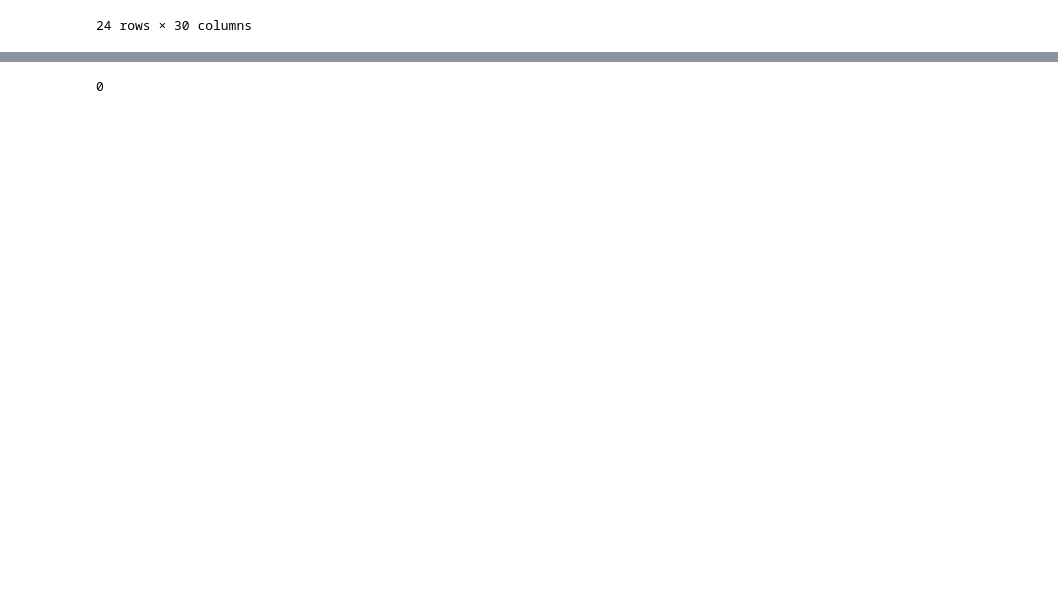
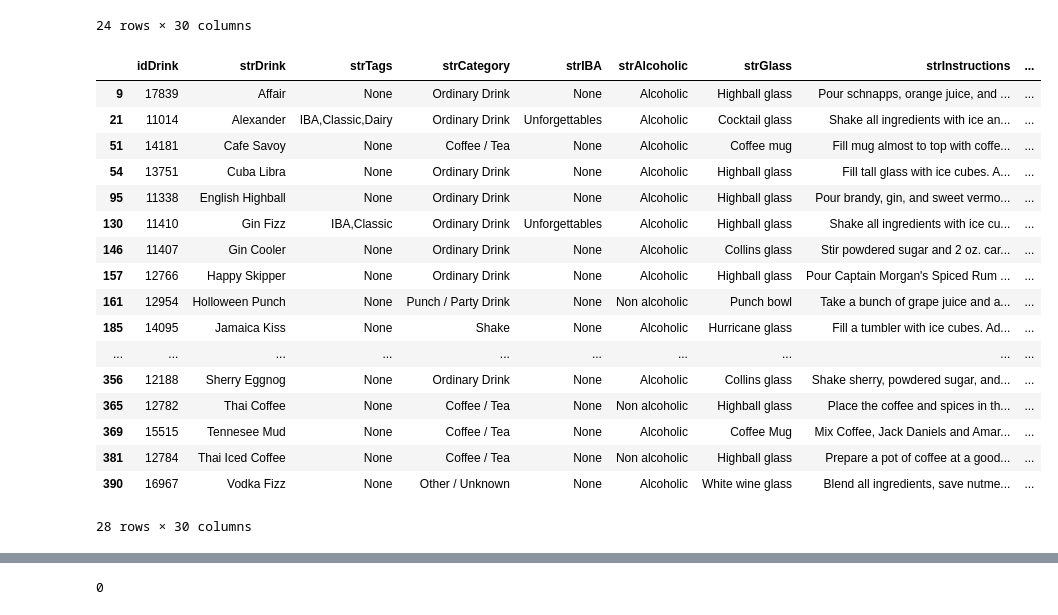
Before and after one commit to redsun498/Data-Genie, a Jupyter notebook: notebooks/EDA - Cocktails.ipynb, the cells around one changed output, grey strips where cells are left out. Drawn from its saved outputs; the diff is of its cells as text; code cells hidden in the pictures; blank space fills up the shorter version.

```diff
--- a/notebooks/EDA - Cocktails.ipynb
+++ b/notebooks/EDA - Cocktails.ipynb
@@ -362,3 +362,25 @@ all_drinks_df.at[396,'strMeasure3'] = '3'
 all_drinks_df.at[406,'strMeasure3'] = 'None'
 all_drinks_df.at[412,'strMeasure3'] = 'None'
 all_drinks_df.at[415,'strMeasure3'] = '0.5'
+# %%
+#Identify drinks that have 4 ingredients and have null values for the fourth measure
+all_drinks_df[(all_drinks_df['strMeasure4'].isnull()) & (all_drinks_df['strIngredient4'].notnull())]
+# %% [output]
+|  | idDrink | strDrink | strTags | strCategory | strIBA | strAlcoholic | strGlass | strInstructions | ... |
+| 9 | 17839 | Affair | None | Ordinary Drink | None | Alcoholic | Highball glass | Pour schnapps, orange juice, and ... | ... |
+| 21 | 11014 | Alexander | IBA,Classic,Dairy | Ordinary Drink | Unforgettables | Alcoholic | Cocktail glass | Shake all ingredients with ice an... | ... |
+| 51 | 14181 | Cafe Savoy | None | Coffee / Tea | None | Alcoholic | Coffee mug | Fill mug almost to top with coffe... | ... |
+| 54 | 13751 | Cuba Libra | None | Ordinary Drink | None | Alcoholic | Highball glass | Fill tall glass with ice cubes. A... | ... |
+| 95 | 11338 | English Highball | None | Ordinary Drink | None | Alcoholic | Highball glass | Pour brandy, gin, and sweet vermo... | ... |
+| 130 | 11410 | Gin Fizz | IBA,Classic | Ordinary Drink | Unforgettables | Alcoholic | Highball glass | Shake all ingredients with ice cu... | ... |
+| 146 | 11407 | Gin Cooler | None | Ordinary Drink | None | Alcoholic | Collins glass | Stir powdered sugar and 2 oz. car... | ... |
+| 157 | 12766 | Happy Skipper | None | Ordinary Drink | None | Alcoholic | Highball glass | Pour Captain Morgan's Spiced Rum ... | ... |
+| 161 | 12954 | Holloween Punch | None | Punch / Party Drink | None | Non alcoholic | Punch bowl | Take a bunch of grape juice and a... | ... |
+| 185 | 14095 | Jamaica Kiss | None | Shake | None | Alcoholic | Hurricane glass | Fill a tumbler with ice cubes. Ad... | ... |
+| ... | ... | ... | ... | ... | ... | ... | ... | ... | ... |
+| 356 | 12188 | Sherry Eggnog | None | Ordinary Drink | None | Alcoholic | Collins glass | Shake sherry, powdered sugar, and... | ... |
+| 365 | 12782 | Thai Coffee | None | Coffee / Tea | None | Non alcoholic | Highball glass | Place the coffee and spices in th... | ... |
+| 369 | 15515 | Tennesee Mud | None | Coffee / Tea | None | Alcoholic | Coffee Mug | Mix Coffee, Jack Daniels and Amar... | ... |
+| 381 | 12784 | Thai Iced Coffee | None | Coffee / Tea | None | Non alcoholic | Highball glass | Prepare a pot of coffee at a good... | ... |
+| 390 | 16967 | Vodka Fizz | None | Other / Unknown | None | Alcoholic | White wine glass | Blend all ingredients, save nutme... | ... |
+28 rows × 30 columns
```
Also changed, not shown: parts of 46 cells of this notebook.
